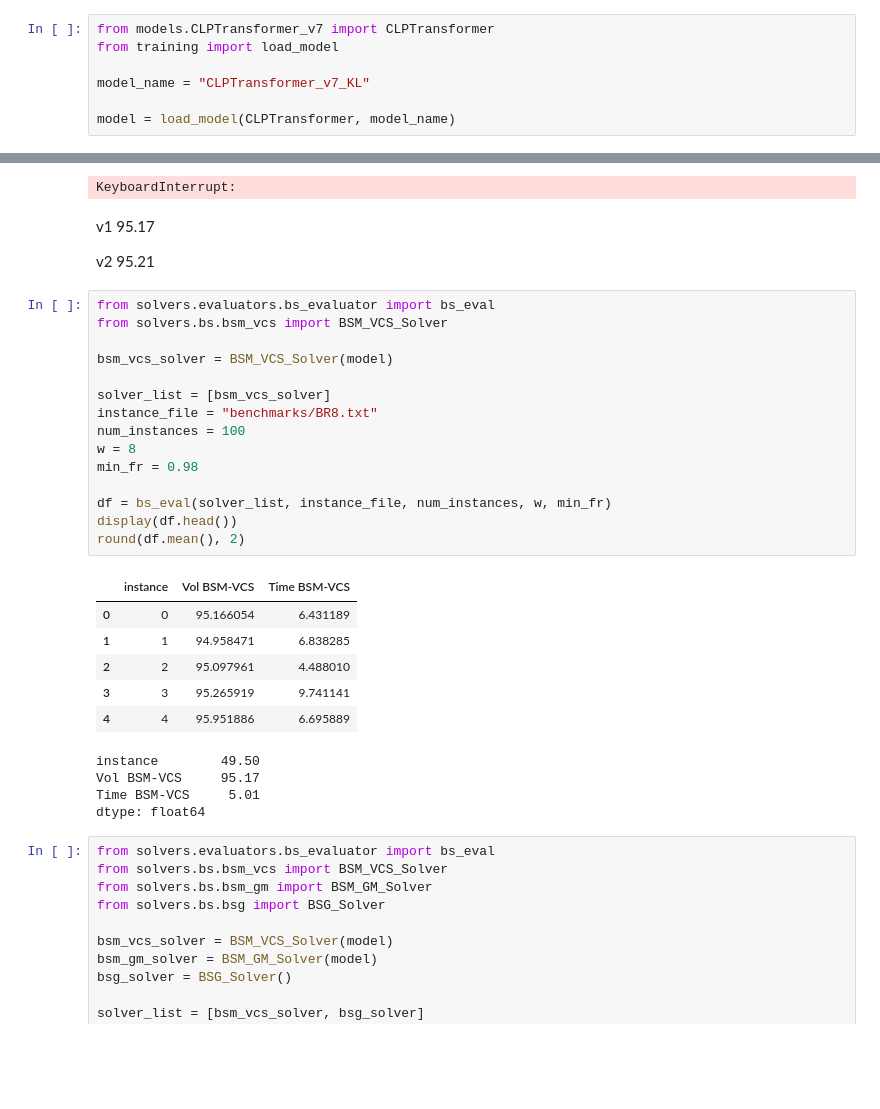
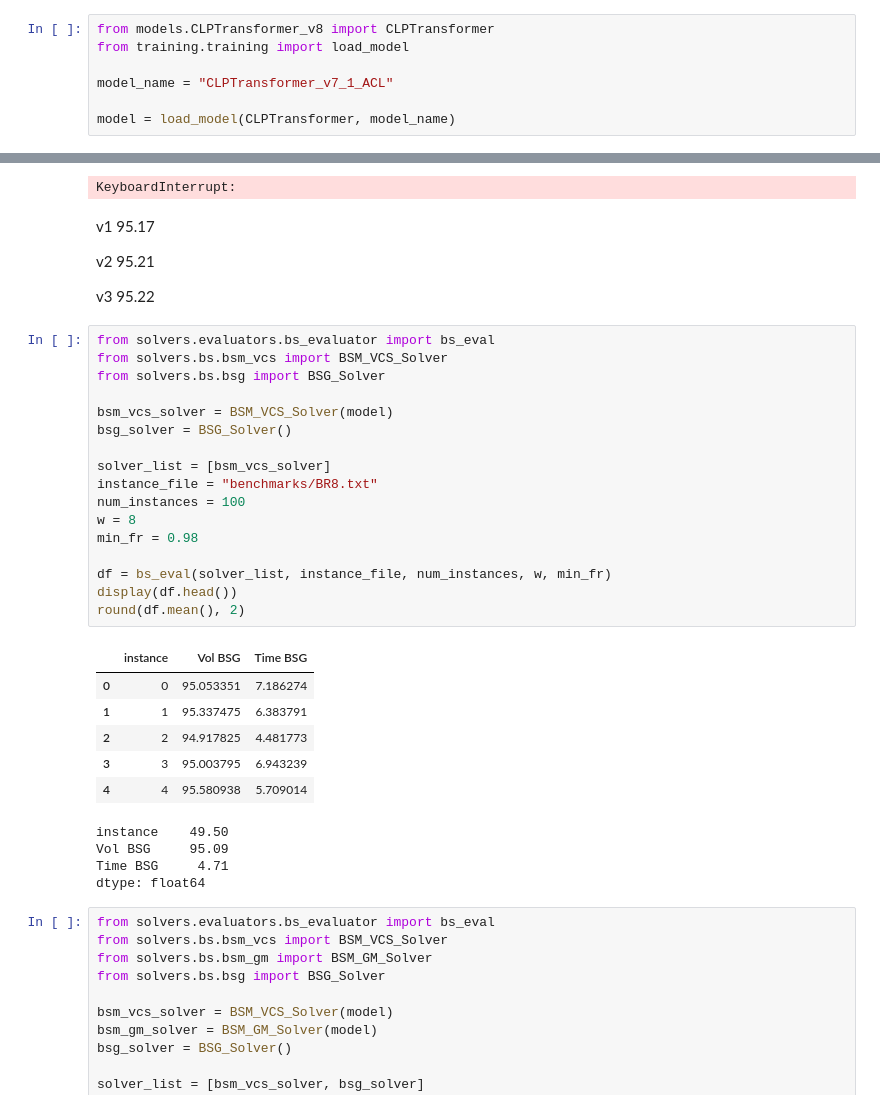
Before and after one commit to OscarRojasG/CLP-Framework, a Jupyter notebook: notebooks/solver.ipynb, the cells around one changed output, grey strips where cells are left out. Drawn from its saved outputs; the diff is of its cells as text; blank space fills up the shorter version.

```diff
--- a/notebooks/solver.ipynb
+++ b/notebooks/solver.ipynb
@@ -7,8 +4,8 @@ The autoreload extension is already loaded. To reload it, use:
 # %%
-from models.CLPTransformer_v7 import CLPTransformer
-from training import load_model
+from models.CLPTransformer_v8 import CLPTransformer
+from training.training import load_model
 
-model_name = "CLPTransformer_v7_KL"
+model_name = "CLPTransformer_v7_1_ACL"
 
 model = load_model(CLPTransformer, model_name)
 # %% [markdown]
@@ -154,31 +153,35 @@ KeyboardInterrupt:
 v1 95.17
 
 v2 95.21
+
+v3 95.22
 # %%
 from solvers.evaluators.bs_evaluator import bs_eval
 from solvers.bs.bsm_vcs import BSM_VCS_Solver
+from solvers.bs.bsg import BSG_Solver
 
 bsm_vcs_solver = BSM_VCS_Solver(model)
+bsg_solver = BSG_Solver()
 
 solver_list = [bsm_vcs_solver]
 instance_file = "benchmarks/BR8.txt"
 num_instances = 100
 w = 8
 min_fr = 0.98
 
 df = bs_eval(solver_list, instance_file, num_instances, w, min_fr)
 display(df.head())
 round(df.mean(), 2)
 # %% [output]
-|  | instance | Vol BSM-VCS | Time BSM-VCS |
-| 0 | 0 | 95.166054 | 6.431189 |
-| 1 | 1 | 94.958471 | 6.838285 |
-| 2 | 2 | 95.097961 | 4.488010 |
-| 3 | 3 | 95.265919 | 9.741141 |
-| 4 | 4 | 95.951886 | 6.695889 |
+|  | instance | Vol BSG | Time BSG |
+| 0 | 0 | 95.053351 | 7.186274 |
+| 1 | 1 | 95.337475 | 6.383791 |
+| 2 | 2 | 94.917825 | 4.481773 |
+| 3 | 3 | 95.003795 | 6.943239 |
+| 4 | 4 | 95.580938 | 5.709014 |
-instance        49.50
-Vol BSM-VCS     95.17
-Time BSM-VCS     5.01
+instance    49.50
+Vol BSG     95.09
+Time BSG     4.71
 dtype: float64
 # %%
 from solvers.evaluators.bs_evaluator import bs_eval
```
Also changed, not shown: parts of 4 cells of this notebook, 15 other files.
